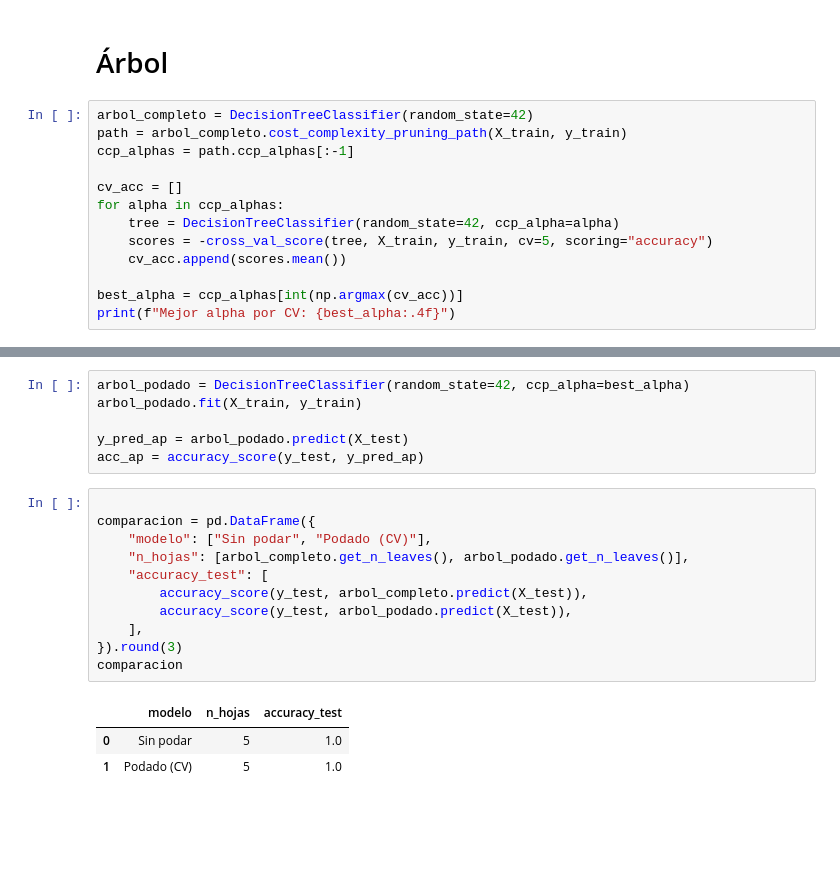
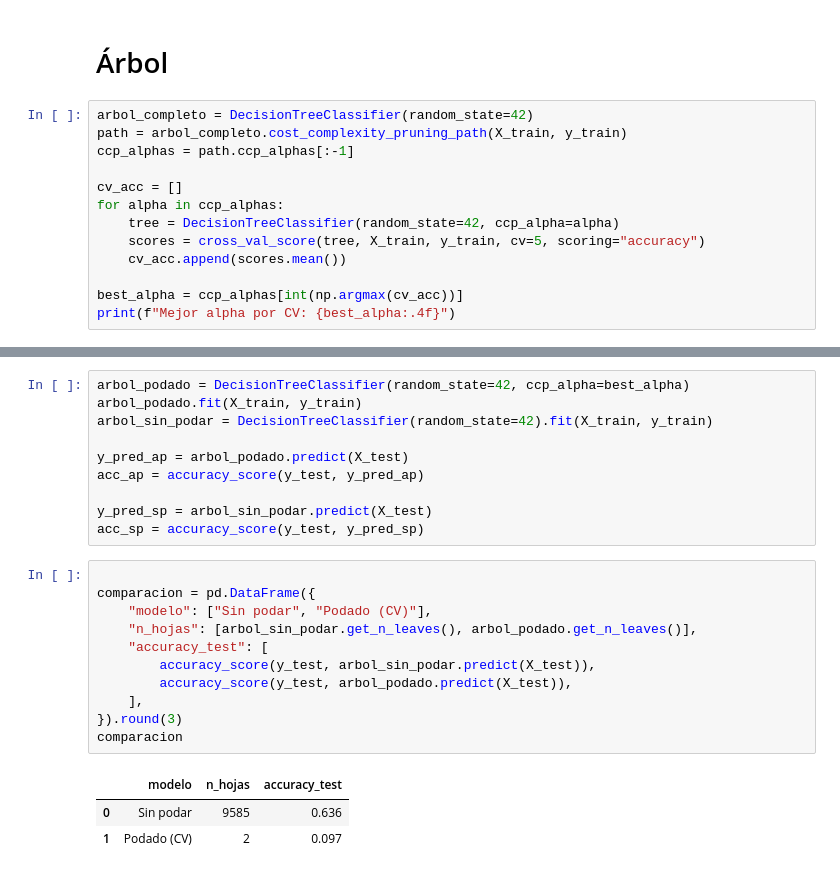
Before and after one commit to arantxavalenciaa/MarioKart_Classification_ML, a Jupyter notebook: model2.ipynb, the cells around one changed output, grey strips where cells are left out. Drawn from its saved outputs; the diff is of its cells as text; blank space fills up the shorter version.

```diff
--- a/model2.ipynb
+++ b/model2.ipynb
@@ -276,7 +275,7 @@ ccp_alphas = path.ccp_alphas[:-1]
 cv_acc = []
 for alpha in ccp_alphas:
     tree = DecisionTreeClassifier(random_state=42, ccp_alpha=alpha)
-    scores = -cross_val_score(tree, X_train, y_train, cv=5, scoring="accuracy")
+    scores = cross_val_score(tree, X_train, y_train, cv=5, scoring="accuracy")
     cv_acc.append(scores.mean())
 
 best_alpha = ccp_alphas[int(np.argmax(cv_acc))]
@@ -296,24 +297,28 @@ plt.show()
 # %%
 arbol_podado = DecisionTreeClassifier(random_state=42, ccp_alpha=best_alpha)
 arbol_podado.fit(X_train, y_train)
+arbol_sin_podar = DecisionTreeClassifier(random_state=42).fit(X_train, y_train)
 
 y_pred_ap = arbol_podado.predict(X_test)
 acc_ap = accuracy_score(y_test, y_pred_ap)
+
+y_pred_sp = arbol_sin_podar.predict(X_test)
+acc_sp = accuracy_score(y_test, y_pred_sp)
 # %%
 
 comparacion = pd.DataFrame({
     "modelo": ["Sin podar", "Podado (CV)"],
-    "n_hojas": [arbol_completo.get_n_leaves(), arbol_podado.get_n_leaves()],
+    "n_hojas": [arbol_sin_podar.get_n_leaves(), arbol_podado.get_n_leaves()],
     "accuracy_test": [
-        accuracy_score(y_test, arbol_completo.predict(X_test)),
+        accuracy_score(y_test, arbol_sin_podar.predict(X_test)),
         accuracy_score(y_test, arbol_podado.predict(X_test)),
     ],
 }).round(3)
 comparacion
 # %% [output]
 |  | modelo | n_hojas | accuracy_test |
-| 0 | Sin podar | 5 | 1.0 |
-| 1 | Podado (CV) | 5 | 1.0 |
+| 0 | Sin podar | 9585 | 0.636 |
+| 1 | Podado (CV) | 2 | 0.097 |
 # %%
 print("=== RESULTADOS ÁRBOL DE DECISIÓN (PODADO) ===")
 print(f"Accuracy en Test: {acc_ap:.4f}\n")
```
Also changed, not shown: parts of 7 cells of this notebook.
